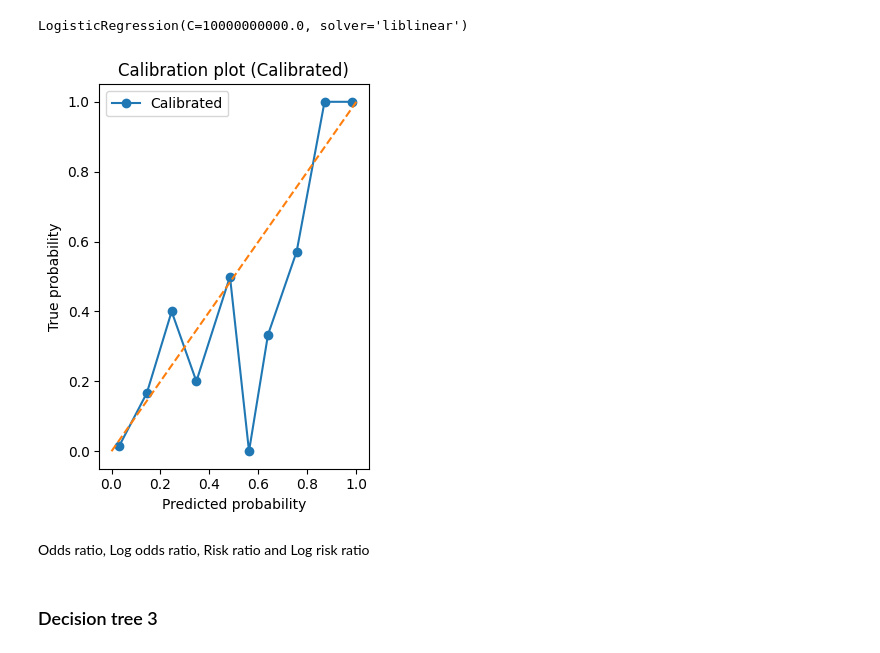
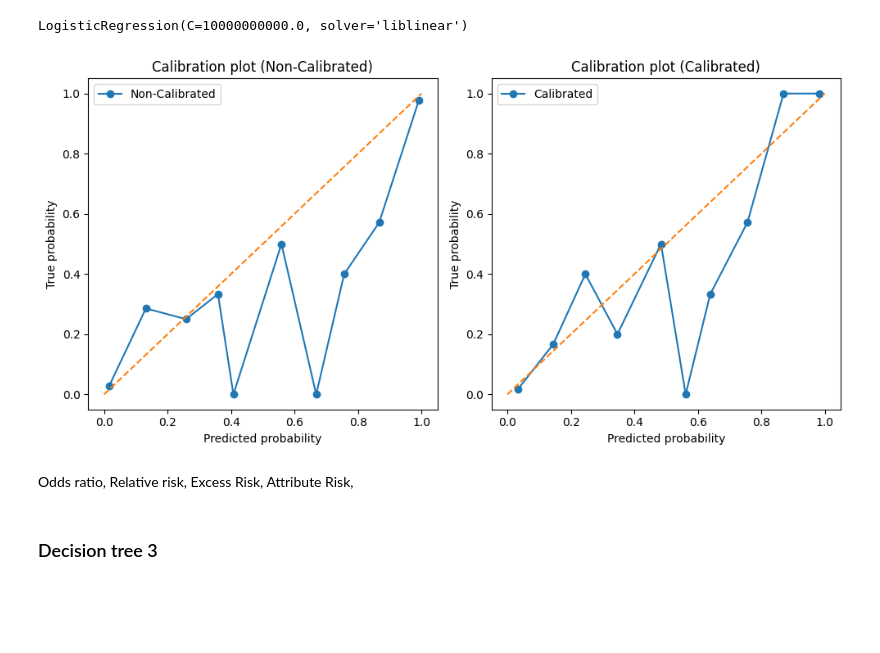
Before and after one commit to LeonardoMicheluz/progettoHealth, a Jupyter notebook: index.ipynb, the cells around one changed output. Drawn from its saved outputs; the diff is of its cells as text; code cells hidden in the pictures; blank space fills up the shorter version.

Commit message:
Calibration curve added

```diff
--- a/index.ipynb
+++ b/index.ipynb
@@ -259,28 +259,44 @@ LogisticRegression(C=10000000000.0, solver='liblinear')
 # %%
 from sklearn.calibration import calibration_curve, CalibratedClassifierCV
 # Calibrazione del modello usando Platt Scaling
 calibrated_model = CalibratedClassifierCV(log_reg2, method='sigmoid')
 calibrated_model.fit(X_train, y_train)
 
+# Predizione delle probabilità senza calibrazione
+prob_pos = log_reg2.predict_proba(X_test)[:, 1]
+
 # Predizione delle probabilità con calibrazione
 calib_prob_pos = calibrated_model.predict_proba(X_test)[:, 1]
+
+# Creazione dei calibration plots
+plt.figure(figsize=(10, 5))
+
+# Calibration plot senza calibrazione
+plt.subplot(1, 2, 1)
+prob_true, prob_pred = calibration_curve(y_test, prob_pos, n_bins=10)
+plt.plot(prob_pred, prob_true, marker='o', label='Non-Calibrated')
+plt.plot([0, 1], [0, 1], linestyle='--')
+plt.xlabel('Predicted probability')
+plt.ylabel('True probability')
+plt.title('Calibration plot (Non-Calibrated)')
+plt.legend()
 
 # Calibration plot con calibrazione
 plt.subplot(1, 2, 2)
 calib_prob_true, calib_prob_pred = calibration_curve(y_test, calib_prob_pos, n_bins=10)
 plt.plot(calib_prob_pred, calib_prob_true, marker='o', label='Calibrated')
 plt.plot([0, 1], [0, 1], linestyle='--')
 plt.xlabel('Predicted probability')
 plt.ylabel('True probability')
 plt.title('Calibration plot (Calibrated)')
 plt.legend()
 
 plt.tight_layout()
 plt.show()
 # %% [output]
-[figure, old version]
+[figure, new version]
-# %% [markdown]
-Odds ratio, Log odds ratio, Risk ratio and Log risk ratio
+# %% [markdown]
+Odds ratio, Relative risk, Excess Risk, Attribute Risk,
 # %% [markdown]
 ### Decision tree 3
 # %%
```
